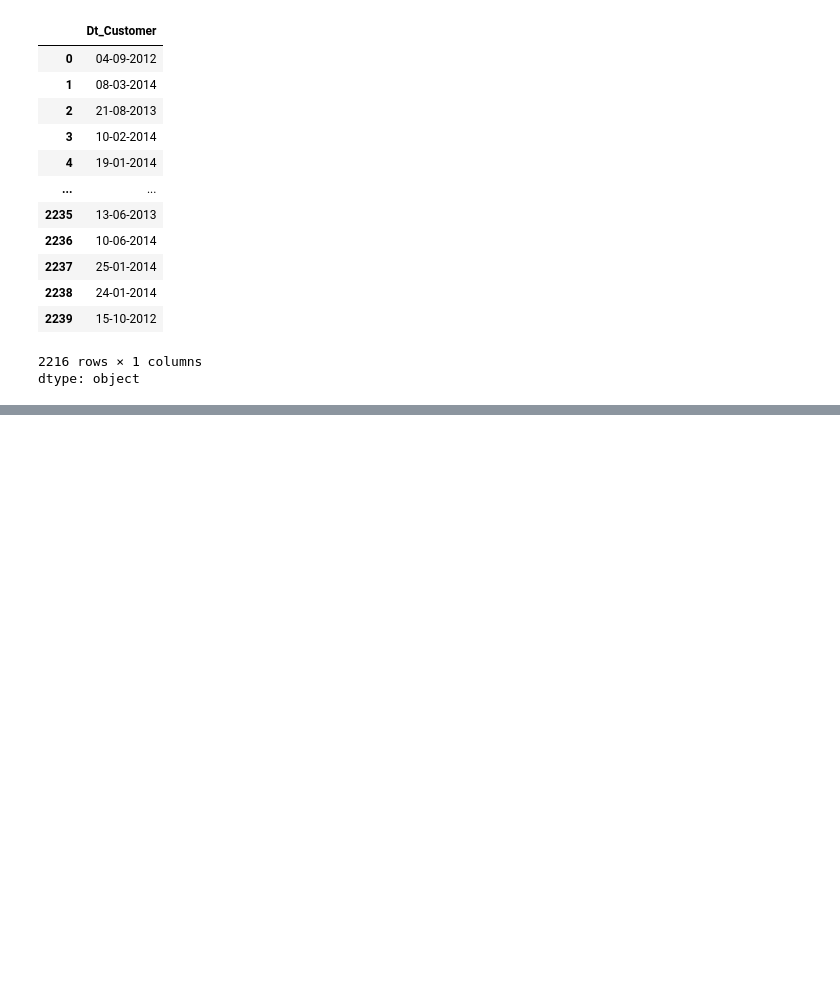
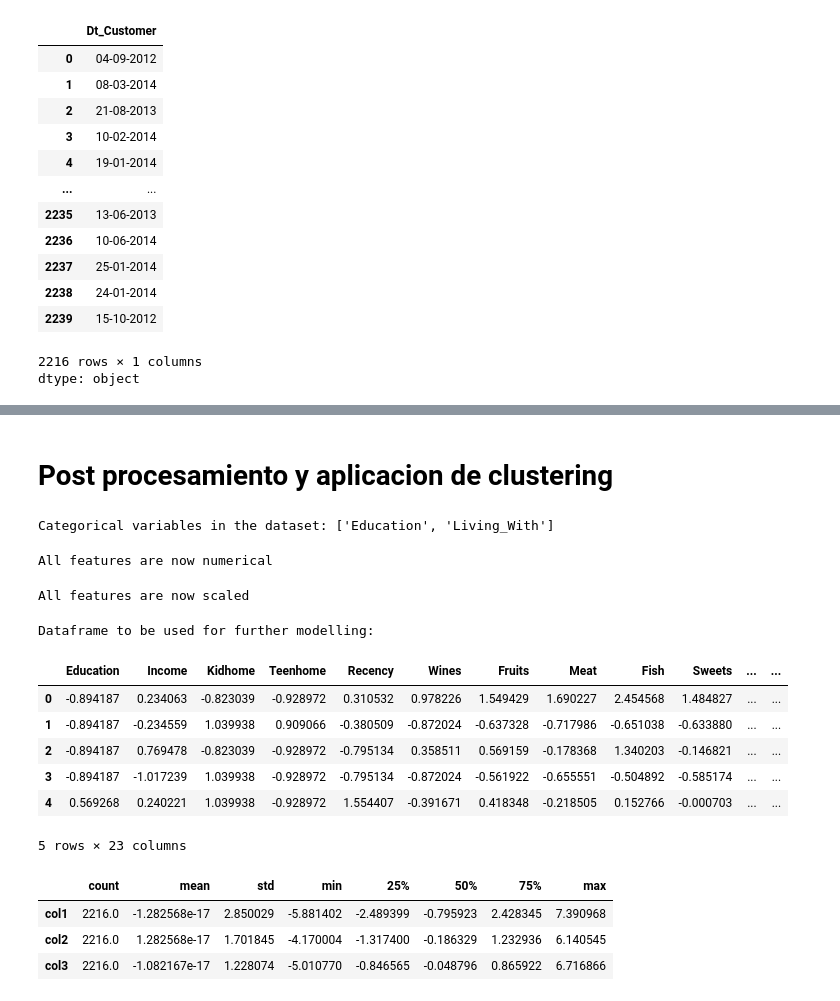
Before and after one commit to DavidSilveraGabriel/Customer-Personality-Analysis, a Jupyter notebook: Customer_analisis.ipynb, the cells around one changed output, grey strips where cells are left out. Drawn from its saved outputs; the diff is of its cells as text; code cells hidden in the pictures; blank space fills up the shorter version.

```diff
--- a/Customer_analisis.ipynb
+++ b/Customer_analisis.ipynb
@@ -162,0 +283,75 @@ See the caveats in the documentation: https://pandas.pydata.org/pandas-docs/stab
+# %% [markdown]
+# Post procesamiento y aplicacion de clustering
+# %%
+import numpy as np
+import pandas as pd
+import datetime
+import matplotlib
+import matplotlib.pyplot as plt
+from matplotlib import colors
+import seaborn as sns
+from sklearn.preprocessing import LabelEncoder
+from sklearn.preprocessing import StandardScaler
+from sklearn.decomposition import PCA
+from yellowbrick.cluster import KElbowVisualizer
+from sklearn.cluster import KMeans
+import matplotlib.pyplot as plt, numpy as np
+from mpl_toolkits.mplot3d import Axes3D
+from sklearn.cluster import AgglomerativeClustering
+from matplotlib.colors import ListedColormap
+from sklearn import metrics
+import warnings
+import sys
+#Get list of categorical variables
+s = (data.dtypes == 'object')
+object_cols = list(s[s].index)
+
+print("Categorical variables in the dataset:", object_cols)
+# %% [output]
+Categorical variables in the dataset: ['Education', 'Living_With']
+# %%
+#Label Encoding the object dtypes.
+LE=LabelEncoder()
+for i in object_cols:
+    data[i]=data[[i]].apply(LE.fit_transform)
+
+print("All features are now numerical")
+# %% [output]
+All features are now numerical
+# %%
+#Creating a copy of data
+ds = data.copy()
+# creating a subset of dataframe by dropping the features on deals accepted and promotions
+cols_del = ['AcceptedCmp3', 'AcceptedCmp4', 'AcceptedCmp5', 'AcceptedCmp1','AcceptedCmp2', 'Complain', 'Response']
+ds = ds.drop(cols_del, axis=1)
+#Scaling
+scaler = StandardScaler()
+scaler.fit(ds)
+scaled_ds = pd.DataFrame(scaler.transform(ds),columns= ds.columns )
+print("All features are now scaled")
+# %% [output]
+All features are now scaled
+# %%
+#Scaled data to be used for reducing the dimensionality
+print("Dataframe to be used for further modelling:")
+scaled_ds.head()
+# %% [output]
+Dataframe to be used for further modelling:
+|  | Education | Income | Kidhome | Teenhome | Recency | Wines | Fruits | Meat | Fish | Sweets | ... | ... |
+| 0 | -0.894187 | 0.234063 | -0.823039 | -0.928972 | 0.310532 | 0.978226 | 1.549429 | 1.690227 | 2.454568 | 1.484827 | ... | ... |
+| 1 | -0.894187 | -0.234559 | 1.039938 | 0.909066 | -0.380509 | -0.872024 | -0.637328 | -0.717986 | -0.651038 | -0.633880 | ... | ... |
+| 2 | -0.894187 | 0.769478 | -0.823039 | -0.928972 | -0.795134 | 0.358511 | 0.569159 | -0.178368 | 1.340203 | -0.146821 | ... | ... |
+| 3 | -0.894187 | -1.017239 | 1.039938 | -0.928972 | -0.795134 | -0.872024 | -0.561922 | -0.655551 | -0.504892 | -0.585174 | ... | ... |
+| 4 | 0.569268 | 0.240221 | 1.039938 | -0.928972 | 1.554407 | -0.391671 | 0.418348 | -0.218505 | 0.152766 | -0.000703 | ... | ... |
+5 rows × 23 columns
+# %%
+#Initiating PCA to reduce dimentions aka features to 3
+pca = PCA(n_components=3)
+pca.fit(scaled_ds)
+PCA_ds = pd.DataFrame(pca.transform(scaled_ds), columns=(["col1","col2", "col3"]))
+PCA_ds.describe().T
+# %% [output]
+|  | count | mean | std | min | 25% | 50% | 75% | max |
+| col1 | 2216.0 | -1.282568e-17 | 2.850029 | -5.881402 | -2.489399 | -0.795923 | 2.428345 | 7.390968 |
+| col2 | 2216.0 | 1.282568e-17 | 1.701845 | -4.170004 | -1.317400 | -0.186329 | 1.232936 | 6.140545 |
+| col3 | 2216.0 | -1.082167e-17 | 1.228074 | -5.010770 | -0.846565 | -0.048796 | 0.865922 | 6.716866 |
```
Also changed, not shown: parts of 22 cells of this notebook.
